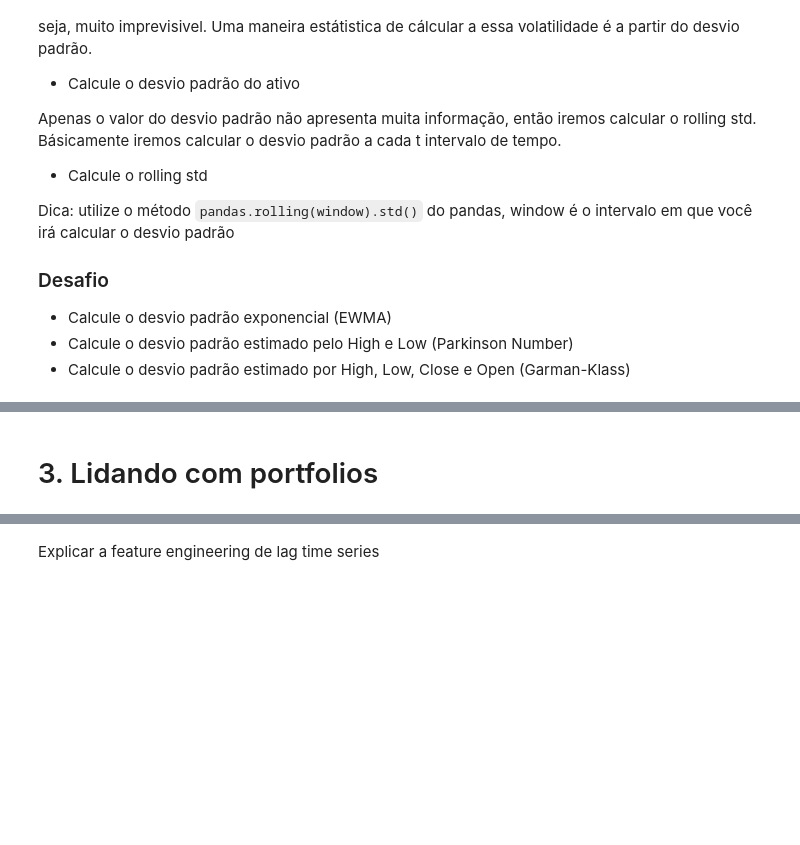
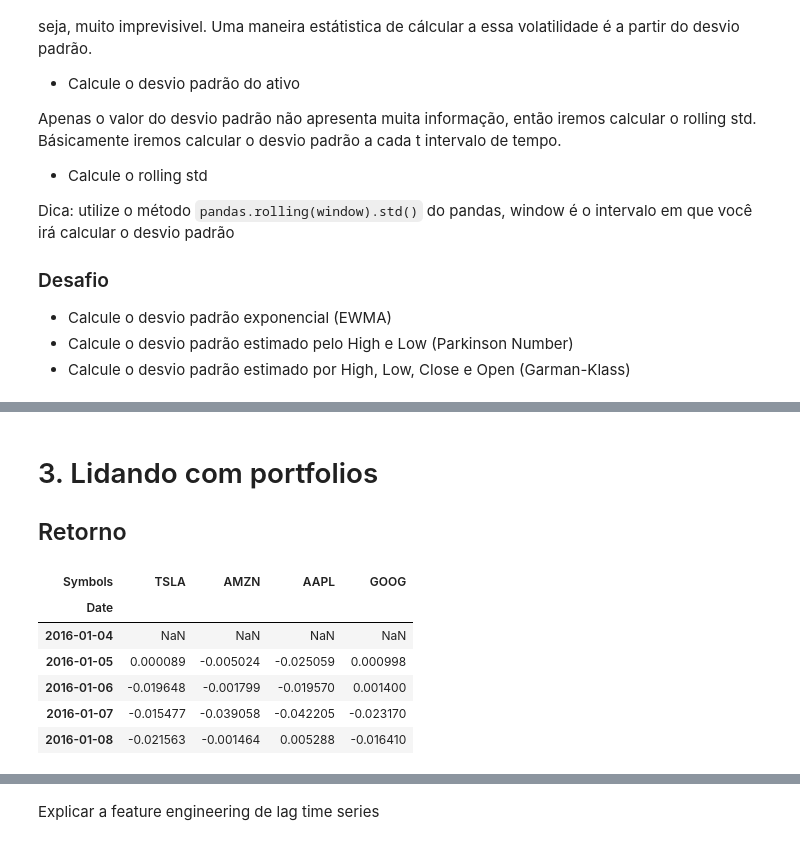
Before and after one commit to lucas-leme/quant-basics, a Jupyter notebook: quant-basics.ipynb, the cells around one changed output, grey strips where cells are left out. Cells and saved outputs as stored; diff of their text form; code cells hidden in the pictures; blank space fills up the shorter version.

```diff
--- a/quant-basics.ipynb
+++ b/quant-basics.ipynb
@@ -186,2 +206,4 @@ garman_klass.plot()
 # %% [markdown]
 # 3. Lidando com portfolios
+
+## Retorno
@@ -187,0 +223,11 @@ garman_klass.plot()
+# %%
+wallet_return = wallet_time_series.Close.pct_change()
+wallet_return.head()
+# %% [output]
+| Symbols | TSLA | AMZN | AAPL | GOOG |
+| Date |  |  |  |  |
+| 2016-01-04 | NaN | NaN | NaN | NaN |
+| 2016-01-05 | 0.000089 | -0.005024 | -0.025059 | 0.000998 |
+| 2016-01-06 | -0.019648 | -0.001799 | -0.019570 | 0.001400 |
+| 2016-01-07 | -0.015477 | -0.039058 | -0.042205 | -0.023170 |
+| 2016-01-08 | -0.021563 | -0.001464 | 0.005288 | -0.016410 |
```
Also changed, not shown: parts of 17 cells of this notebook, 1 other file.
